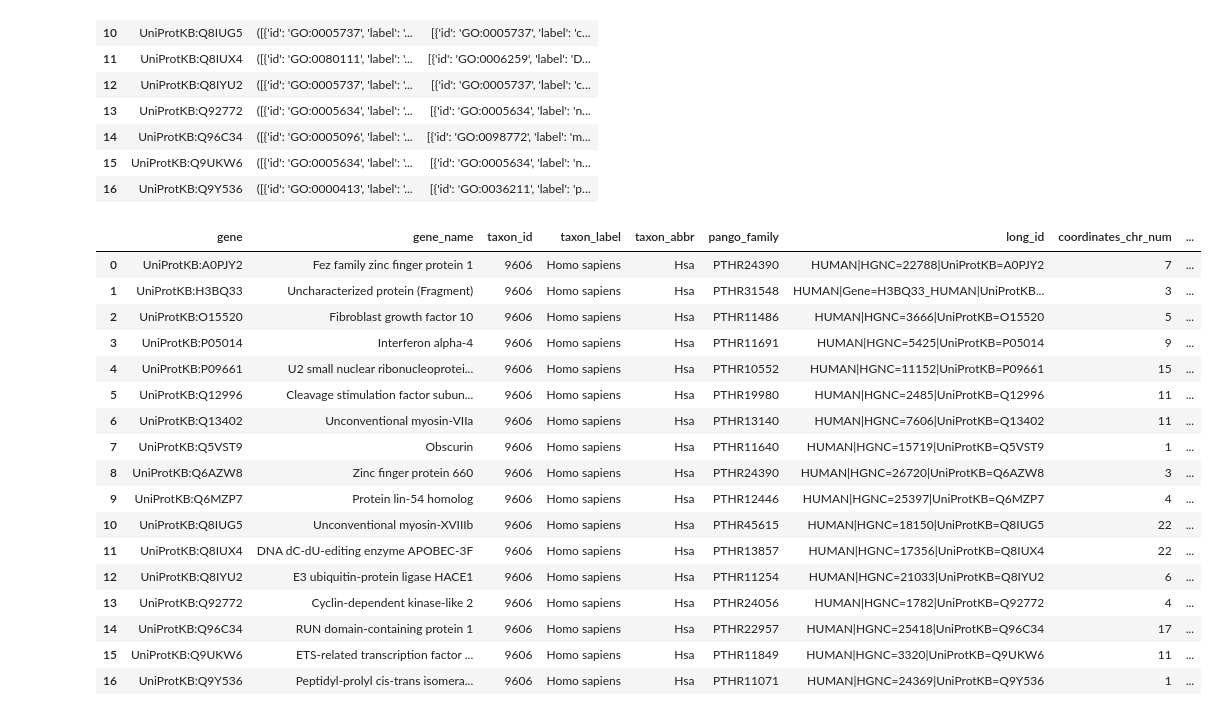
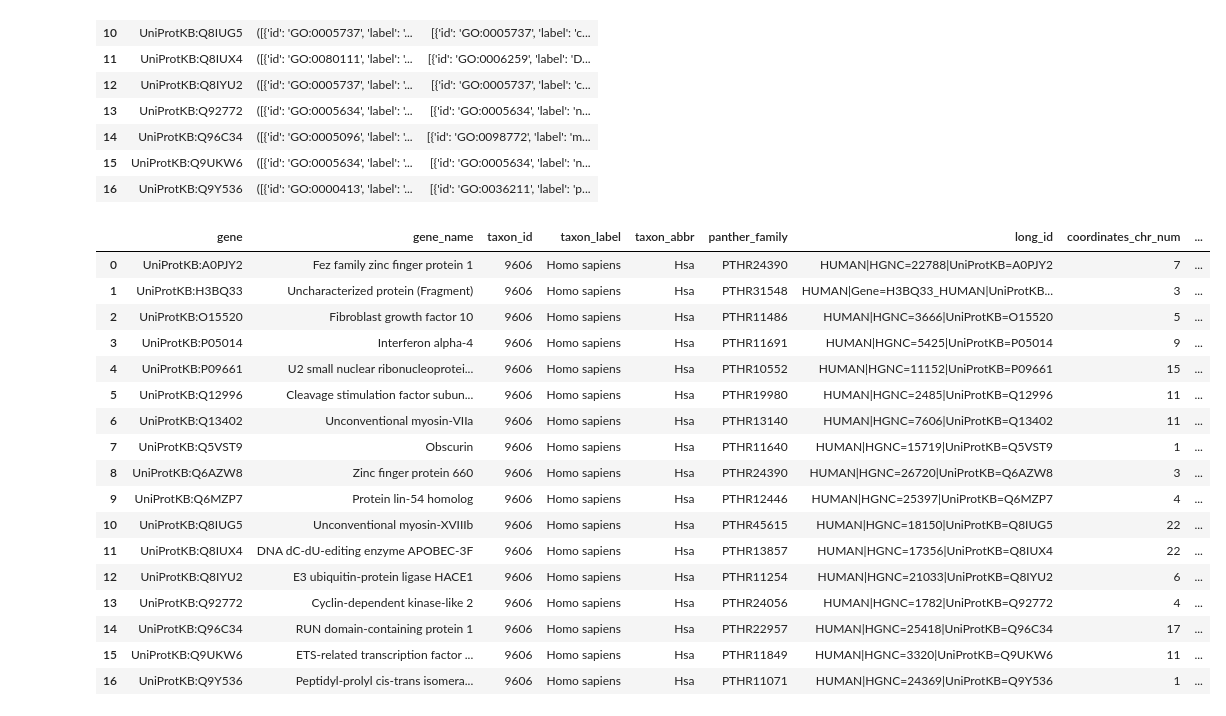
Before and after one commit to pantherdb/pango, a Jupyter notebook: loader/playground.ipynb, the cells around one changed output. Drawn from its saved outputs; the diff is of its cells as text; code cells hidden in the pictures.

```diff
--- a/loader/playground.ipynb
+++ b/loader/playground.ipynb
@@ -625,35 +625,35 @@ def uniquify_slim_terms(series, evidence_series):
                 term.pop('is_goslim', None)
                 term['evidence_type'] = evidence_series.iloc[idx]  # add the evidence_type
                 unique_terms[term['id']] = term
     return list(unique_terms.values())
 
 columns_to_extract = [
     'gene_name',
     'taxon_id',
     'taxon_label',
     'taxon_abbr',
-    'pango_family',
+    'panther_family',
     'long_id',
     'coordinates_chr_num',
     'coordinates_start',
     'coordinates_end',
     'gene_symbol'
 ]
 
 genes_df = clean_annos_df.groupby('gene').apply(lambda group: pd.Series({
     **{col: group[col].iloc[0] for col in columns_to_extract},
     'terms': uniquify_term(group['term'], group['evidence_type']),
     'slim_terms': uniquify_slim_terms(group['slim_terms'], group['evidence_type'])
 })).reset_index()
 
 anno_json = genes_df.to_json(orient="records", default_handler=None)
 json_str = json.loads(anno_json)
 #pprint.pprint(json_str)
 write_to_json(json_str, ospath.join('.', genes_annotations_fp), indent=2)
 
 genes_df
 # %% [output]
-|  | gene | gene_name | taxon_id | taxon_label | taxon_abbr | pango_family | long_id | coordinates_chr_num | ... |
+|  | gene | gene_name | taxon_id | taxon_label | taxon_abbr | panther_family | long_id | coordinates_chr_num | ... |
 | 0 | UniProtKB:A0PJY2 | Fez family zinc finger protein 1 | 9606 | Homo sapiens | Hsa | PTHR24390 | HUMAN|HGNC=22788|UniProtKB=A0PJY2 | 7 | ... |
 | 1 | UniProtKB:H3BQ33 | Uncharacterized protein (Fragment) | 9606 | Homo sapiens | Hsa | PTHR31548 | HUMAN|Gene=H3BQ33_HUMAN|UniProtKB... | 3 | ... |
 | 2 | UniProtKB:O15520 | Fibroblast growth factor 10 | 9606 | Homo sapiens | Hsa | PTHR11486 | HUMAN|HGNC=3666|UniProtKB=O15520 | 5 | ... |
```
Also changed, not shown: 17 other files.
